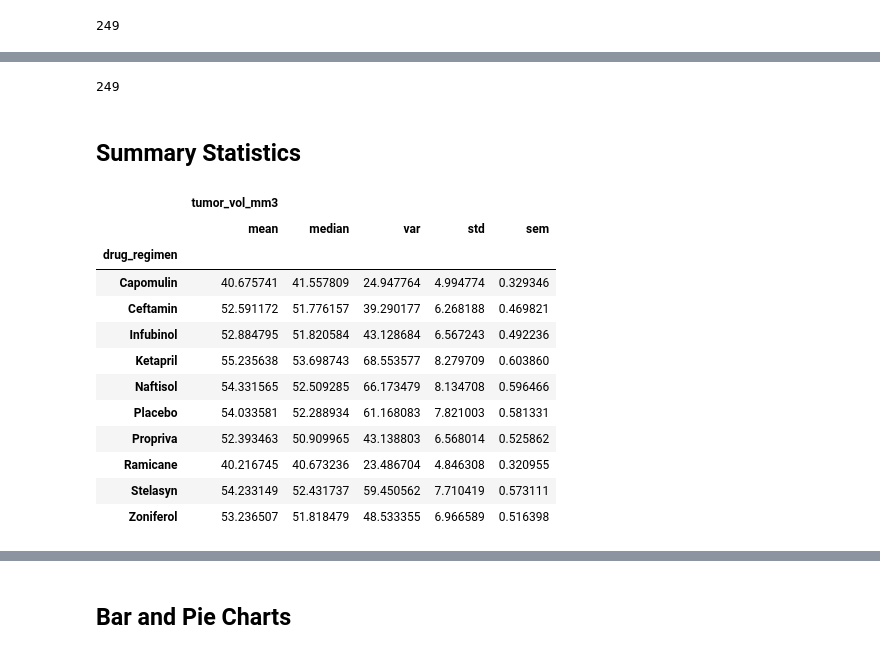
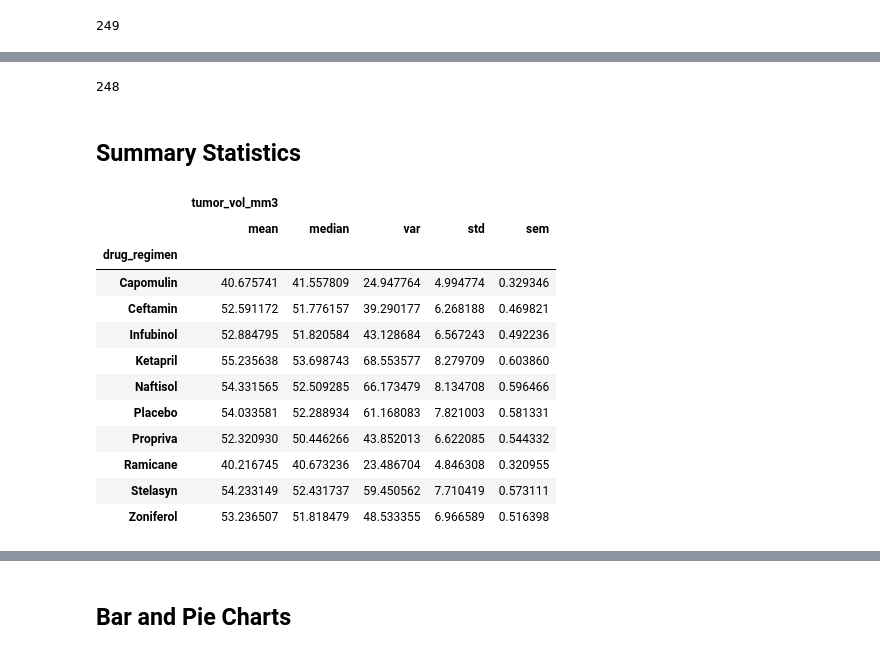
Before and after one commit to garycastle/matplotlib-challenge, a Jupyter notebook: pymaceuticals_starter.ipynb, the cells around one changed output, grey strips where cells are left out. Cells and saved outputs as stored; diff of their text form; code cells hidden in the pictures.

```diff
--- a/pymaceuticals_starter.ipynb
+++ b/pymaceuticals_starter.ipynb
@@ -88,5 +77,3 @@ dtype: bool
 # %%
 # Optional: Get all the data for the duplicate mouse ID.
-
-mice_df = mice_df.drop_duplicates(subset=['mouse_id','Timepoint'])
-mice_df.shape
+mice_df.mouse_id.count()
@@ -93,5 +82,5 @@ mice_df.shape
 # %%
 # Create a clean DataFrame by dropping the duplicate mouse by its ID.
-mice_df = mice_df.drop_duplicates(subset=['mouse_id','Timepoint'])
-mice_df
+dup_mice = mice_df[mice_df['mouse_id']!='g989']
+dup_mice.count()
 # %% [output]
@@ -115,35 +96,34 @@ mice_df
 # %%
 # Checking the number of mice in the clean DataFrame.
-mice_count = mice_df.mouse_id.nunique()
-mice_count
+dup_mice.mouse_id.nunique()
 # %% [output]
-249
+248
 # %% [markdown]
 ## Summary Statistics
 # %%
 # Generate a summary statistics table of mean, median, variance, standard deviation, and SEM of the tumor volume for each regimen
 stat_table = ['mean', 'median', 'var', 'std', 'sem']
 
-summary_stat = mice_df.groupby(['drug_regimen'], as_index=False)[['tumor_vol_mm3']].agg(stat_table)
+summary_stat = dup_mice.groupby(['drug_regimen'], as_index=False)[['tumor_vol_mm3']].agg(stat_table)
 summary_stat
 # Use groupby and summary statistical methods to calculate the following properties of each drug regimen:
 
 
 # mean, median, variance, standard deviation, and SEM of the tumor volume.
 
 
 # Assemble the resulting series into a single summary dataframe.
 # %% [output]
 |  | tumor_vol_mm3 |  |  |  |  |
 |  | mean | median | var | std | sem |
 | drug_regimen |  |  |  |  |  |
 | Capomulin | 40.675741 | 41.557809 | 24.947764 | 4.994774 | 0.329346 |
 | Ceftamin | 52.591172 | 51.776157 | 39.290177 | 6.268188 | 0.469821 |
 | Infubinol | 52.884795 | 51.820584 | 43.128684 | 6.567243 | 0.492236 |
 | Ketapril | 55.235638 | 53.698743 | 68.553577 | 8.279709 | 0.603860 |
 | Naftisol | 54.331565 | 52.509285 | 66.173479 | 8.134708 | 0.596466 |
 | Placebo | 54.033581 | 52.288934 | 61.168083 | 7.821003 | 0.581331 |
-| Propriva | 52.393463 | 50.909965 | 43.138803 | 6.568014 | 0.525862 |
+| Propriva | 52.320930 | 50.446266 | 43.852013 | 6.622085 | 0.544332 |
 | Ramicane | 40.216745 | 40.673236 | 23.486704 | 4.846308 | 0.320955 |
 | Stelasyn | 54.233149 | 52.431737 | 59.450562 | 7.710419 | 0.573111 |
 | Zoniferol | 53.236507 | 51.818479 | 48.533355 | 6.966589 | 0.516398 |
```
Also changed, not shown: parts of 12 cells of this notebook, 1 other file.
